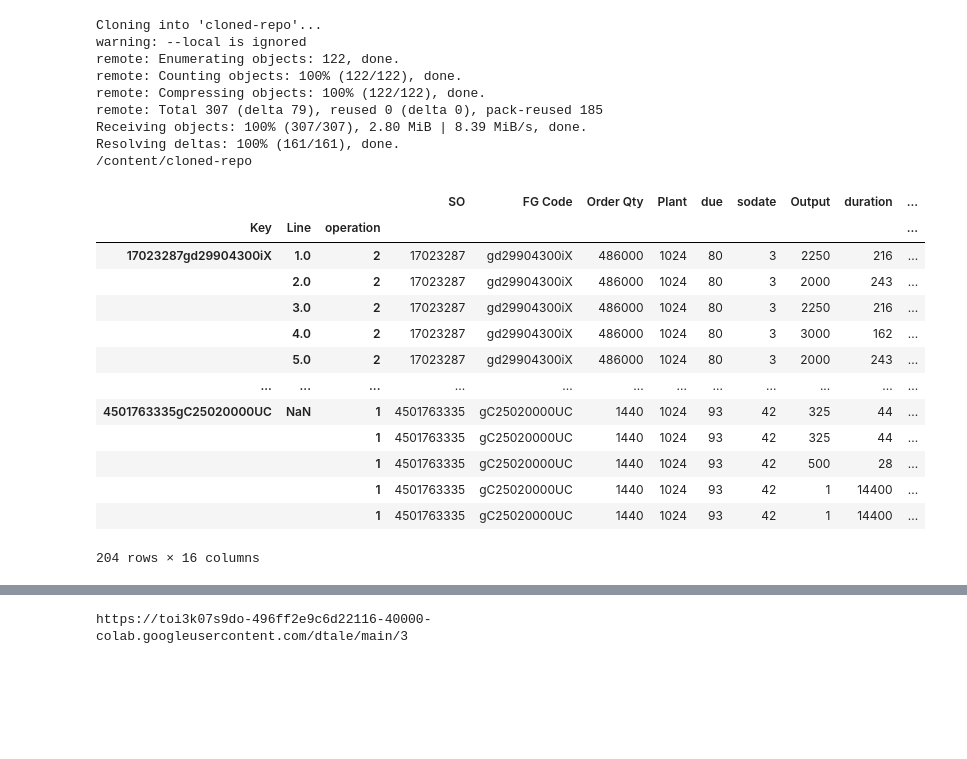
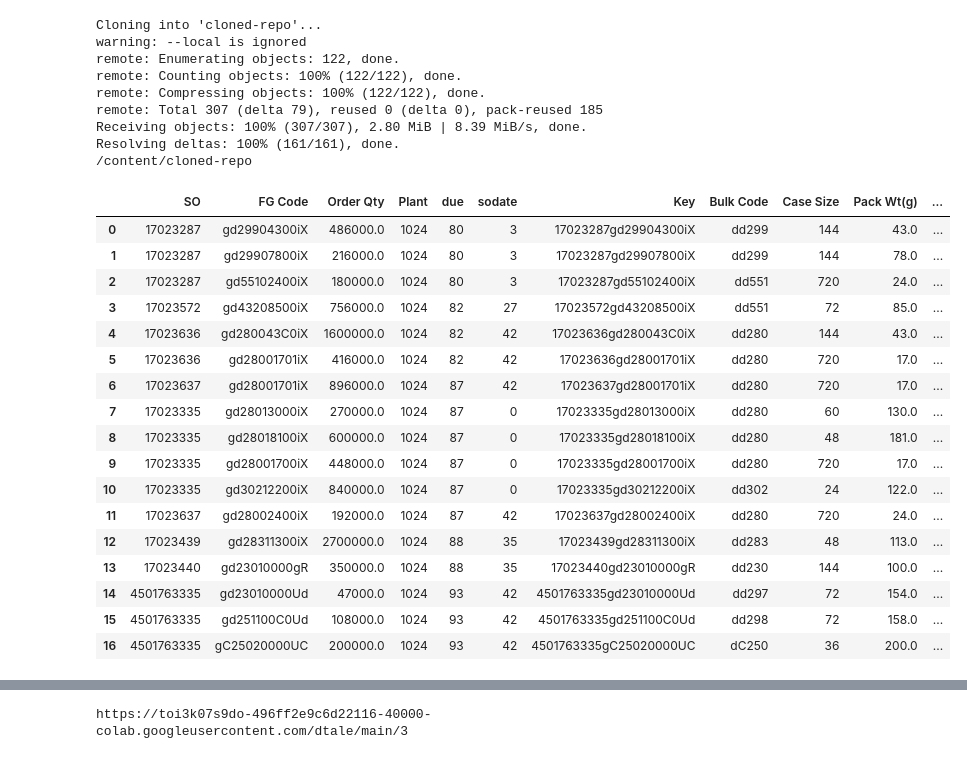
Before and after one commit to mswastik/django, a Jupyter notebook: CP1.2.ipynb, the cells around one changed output, grey strips where cells are left out. Cells and saved outputs as stored; diff of their text form; code cells hidden in the pictures; blank space fills up the shorter version.

```diff
--- a/CP1.2.ipynb
+++ b/CP1.2.ipynb
@@ -113,7 +92,7 @@ budf['Qty']=budf['Order Qty']*budf['Case Size']*budf['Pack Wt(g)']/1000000
 pasp= pa.groupby('FG Code').mean()
 budf=budf.merge(pasp,on='FG Code')
 budf['cons'] = budf['Speed']*budf['Pack Wt(g)']*60/1000
-#budf.drop(['Speed','Line'],axis=1,inplace=True)
+budf.drop(['Speed','Line'],axis=1,inplace=True)
 
 bdur=budf.merge(bu[["Bulk Code", "Line","Output"]],on="Bulk Code",how="left")
 bdur['Output'] = bdur['Output'].replace(0,1)
@@ -142,27 +121,27 @@ for i in df['Key']:
     f = pd.DataFrame(data=f)
     setup = pd.concat([setup,f])
 setup.set_index(['Key1','Key2'],inplace=True)
-
-#pasp= pa.groupby('FG Code').mean()
-#budf=budf.merge(pasp,on='FG Code')
-#budf['cons'] = budf['Speed']*budf['Pack Wt(g)']*60/1000
-# %%
-df1
-# %% [output]
-|  |  |  | SO | FG Code | Order Qty | Plant | due | sodate | Output | duration | ... |
-| Key | Line | operation |  |  |  |  |  |  |  |  | ... |
-| 17023287gd29904300iX | 1.0 | 2 | 17023287 | gd29904300iX | 486000 | 1024 | 80 | 3 | 2250 | 216 | ... |
-|  | 2.0 | 2 | 17023287 | gd29904300iX | 486000 | 1024 | 80 | 3 | 2000 | 243 | ... |
-|  | 3.0 | 2 | 17023287 | gd29904300iX | 486000 | 1024 | 80 | 3 | 2250 | 216 | ... |
-|  | 4.0 | 2 | 17023287 | gd29904300iX | 486000 | 1024 | 80 | 3 | 3000 | 162 | ... |
-|  | 5.0 | 2 | 17023287 | gd29904300iX | 486000 | 1024 | 80 | 3 | 2000 | 243 | ... |
-| ... | ... | ... | ... | ... | ... | ... | ... | ... | ... | ... | ... |
-| 4501763335gC25020000UC | NaN | 1 | 4501763335 | gC25020000UC | 1440 | 1024 | 93 | 42 | 325 | 44 | ... |
-|  |  | 1 | 4501763335 | gC25020000UC | 1440 | 1024 | 93 | 42 | 325 | 44 | ... |
-|  |  | 1 | 4501763335 | gC25020000UC | 1440 | 1024 | 93 | 42 | 500 | 28 | ... |
-|  |  | 1 | 4501763335 | gC25020000UC | 1440 | 1024 | 93 | 42 | 1 | 14400 | ... |
-|  |  | 1 | 4501763335 | gC25020000UC | 1440 | 1024 | 93 | 42 | 1 | 14400 | ... |
-204 rows × 16 columns
+# %%
+budf
+# %% [output]
+|  | SO | FG Code | Order Qty | Plant | due | sodate | Key | Bulk Code | Case Size | Pack Wt(g) | ... |
+| 0 | 17023287 | gd29904300iX | 486000.0 | 1024 | 80 | 3 | 17023287gd29904300iX | dd299 | 144 | 43.0 | ... |
+| 1 | 17023287 | gd29907800iX | 216000.0 | 1024 | 80 | 3 | 17023287gd29907800iX | dd299 | 144 | 78.0 | ... |
+| 2 | 17023287 | gd55102400iX | 180000.0 | 1024 | 80 | 3 | 17023287gd55102400iX | dd551 | 720 | 24.0 | ... |
+| 3 | 17023572 | gd43208500iX | 756000.0 | 1024 | 82 | 27 | 17023572gd43208500iX | dd551 | 72 | 85.0 | ... |
+| 4 | 17023636 | gd280043C0iX | 1600000.0 | 1024 | 82 | 42 | 17023636gd280043C0iX | dd280 | 144 | 43.0 | ... |
+| 5 | 17023636 | gd28001701iX | 416000.0 | 1024 | 82 | 42 | 17023636gd28001701iX | dd280 | 720 | 17.0 | ... |
+| 6 | 17023637 | gd28001701iX | 896000.0 | 1024 | 87 | 42 | 17023637gd28001701iX | dd280 | 720 | 17.0 | ... |
+| 7 | 17023335 | gd28013000iX | 270000.0 | 1024 | 87 | 0 | 17023335gd28013000iX | dd280 | 60 | 130.0 | ... |
+| 8 | 17023335 | gd28018100iX | 600000.0 | 1024 | 87 | 0 | 17023335gd28018100iX | dd280 | 48 | 181.0 | ... |
+| 9 | 17023335 | gd28001700iX | 448000.0 | 1024 | 87 | 0 | 17023335gd28001700iX | dd280 | 720 | 17.0 | ... |
+| 10 | 17023335 | gd30212200iX | 840000.0 | 1024 | 87 | 0 | 17023335gd30212200iX | dd302 | 24 | 122.0 | ... |
+| 11 | 17023637 | gd28002400iX | 192000.0 | 1024 | 87 | 42 | 17023637gd28002400iX | dd280 | 720 | 24.0 | ... |
+| 12 | 17023439 | gd28311300iX | 2700000.0 | 1024 | 88 | 35 | 17023439gd28311300iX | dd283 | 48 | 113.0 | ... |
+| 13 | 17023440 | gd23010000gR | 350000.0 | 1024 | 88 | 35 | 17023440gd23010000gR | dd230 | 144 | 100.0 | ... |
+| 14 | 4501763335 | gd23010000Ud | 47000.0 | 1024 | 93 | 42 | 4501763335gd23010000Ud | dd297 | 72 | 154.0 | ... |
+| 15 | 4501763335 | gd251100C0Ud | 108000.0 | 1024 | 93 | 42 | 4501763335gd251100C0Ud | dd298 | 72 | 158.0 | ... |
+| 16 | 4501763335 | gC25020000UC | 200000.0 | 1024 | 93 | 42 | 4501763335gC25020000UC | dC250 | 36 | 200.0 | ... |
 # %%
 !pip install dtale
 from dtale import show
```
Also changed, not shown: parts of 2 cells of this notebook.
